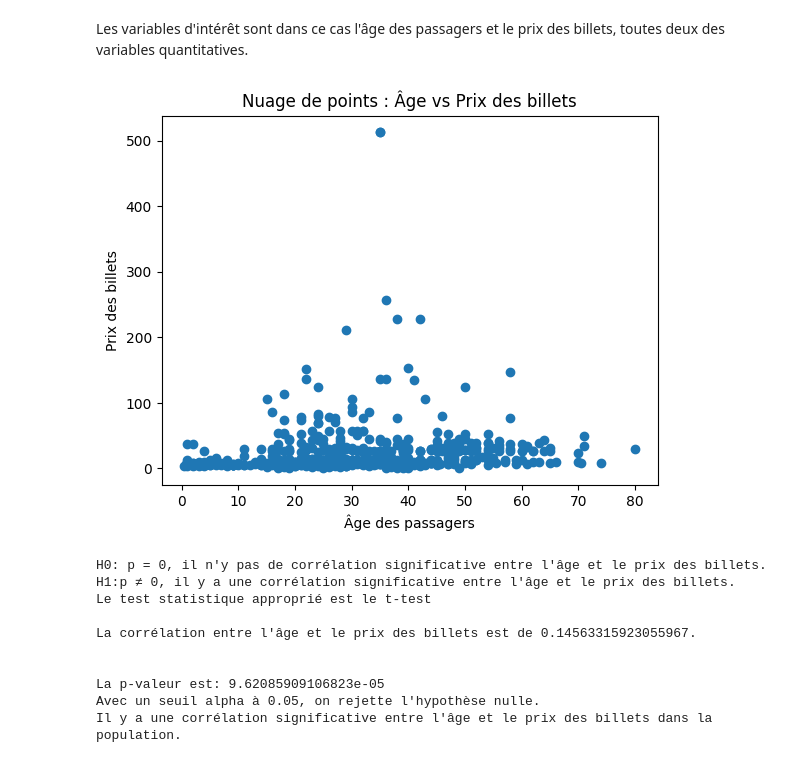
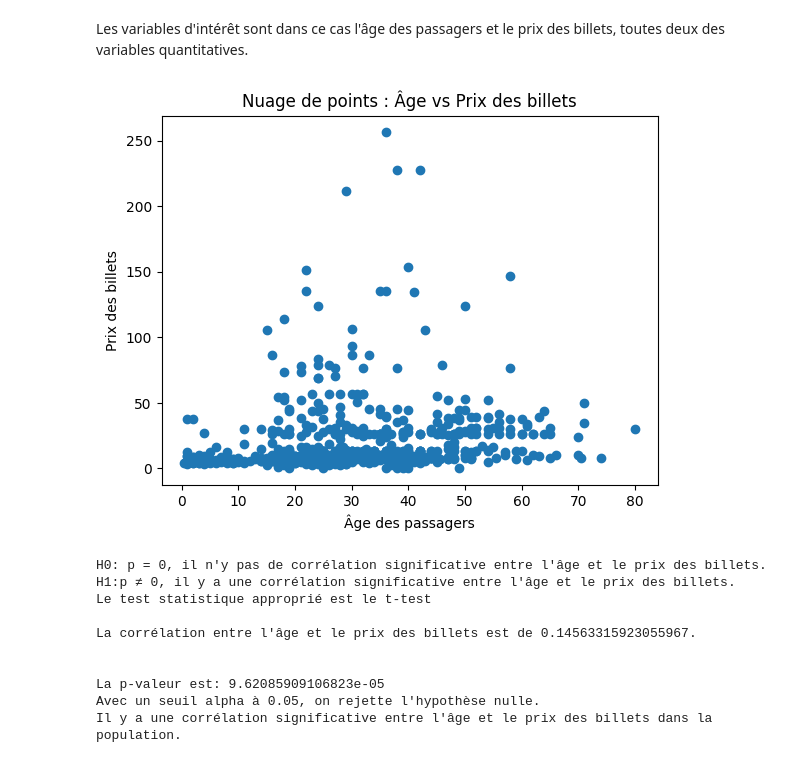
Before and after one commit to JonathanPiaget/titanique, a Jupyter notebook: main.ipynb, the cells around one changed output. Saved outputs shown, nothing was run; the diff lists cells and outputs as text; code cells hidden in the pictures.

```diff
--- a/main.ipynb
+++ b/main.ipynb
@@ -299,16 +299,20 @@ Les variables d'intérêt sont dans ce cas l'âge des passagers et le prix des b
 # %%
 # Sélectionner les colonnes âge et prix des billets
 age = data_clean['Age']
 prix_billets = data_clean['Fare']
+
+outlier = data_clean[data_clean['Fare'] > 500]
+prix_billets = prix_billets.drop(outlier.index)
+age = age.drop(outlier.index)
 
 # Tracer le nuage de points pour la visualisation
 plt.scatter(age, prix_billets)
 plt.xlabel('Âge des passagers')
 plt.ylabel('Prix des billets')
 plt.title('Nuage de points : Âge vs Prix des billets')
 plt.show()
 # %% [output]
-[figure, old version]
+[figure, new version]
 # %%
 # Test des hypothèses
 print("H0: p = 0, il n'y pas de corrélation significative entre l'âge et le prix des billets.")
```
Also changed, not shown: parts of 1 cell of this notebook.
